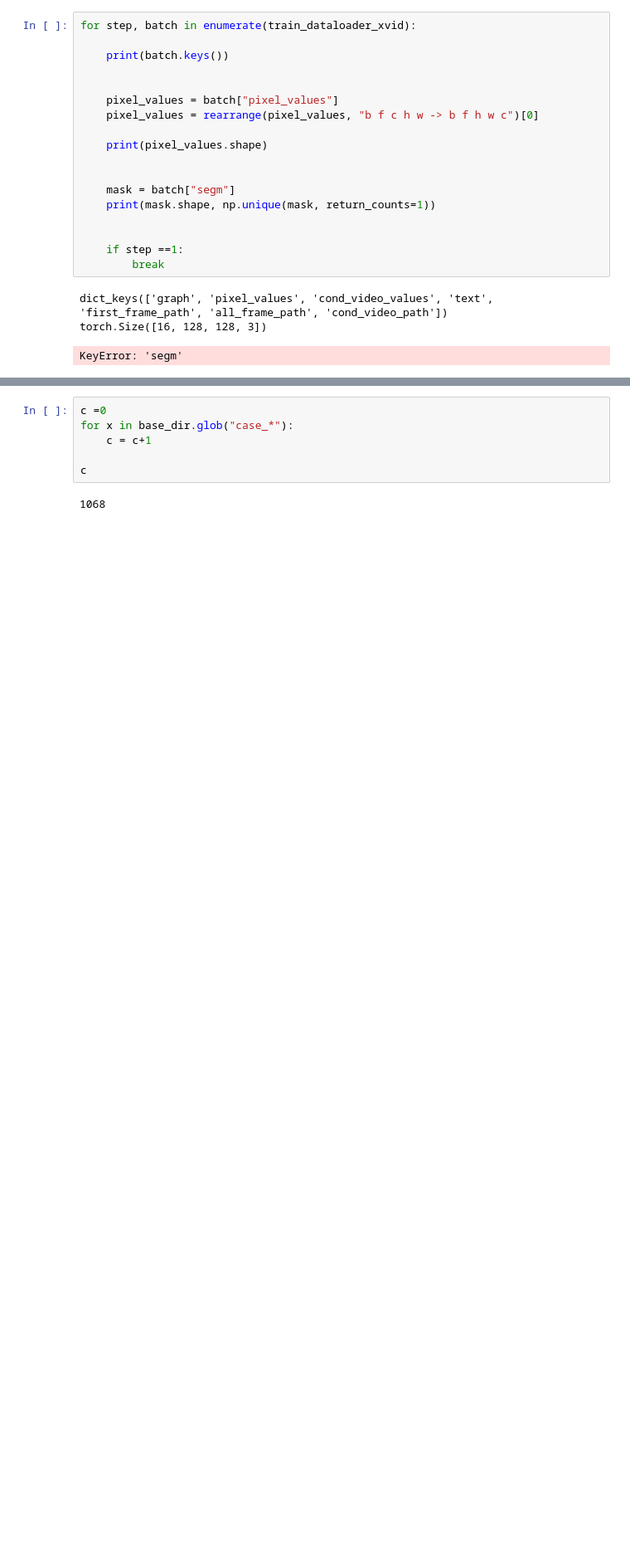
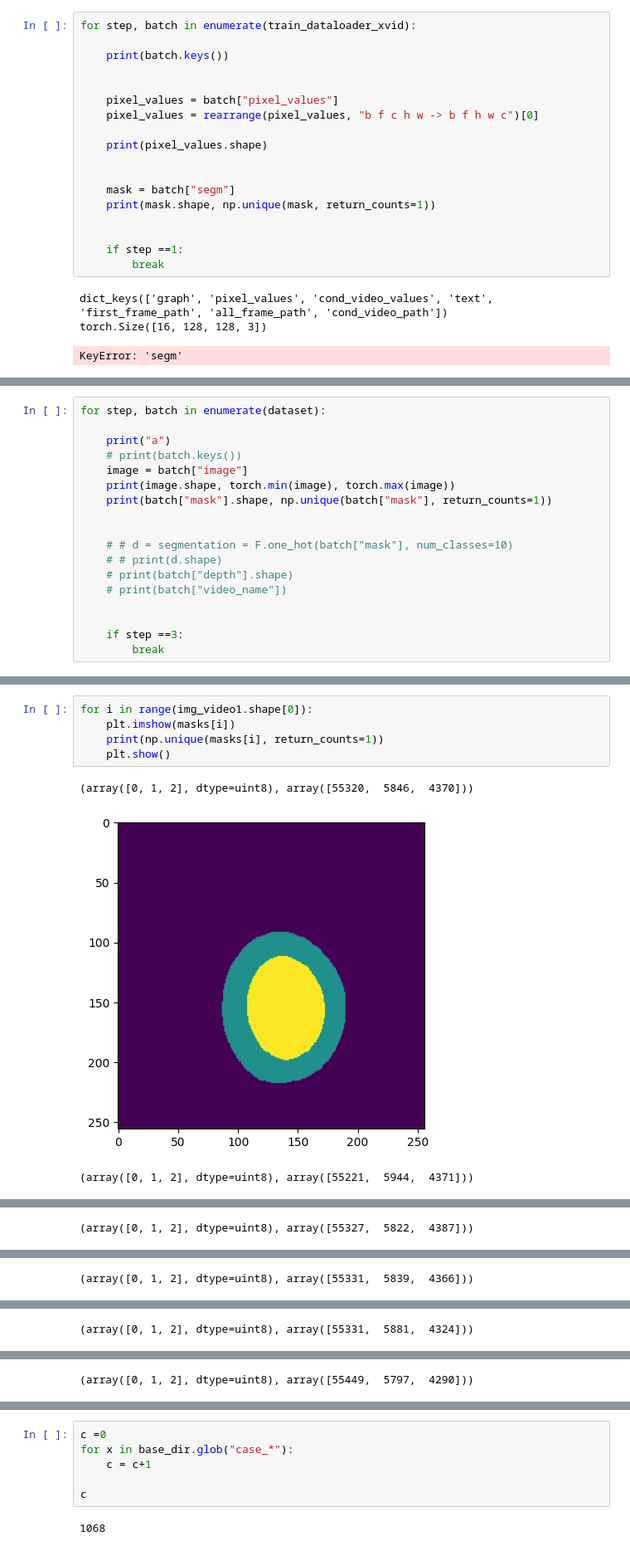
Before and after one commit to MichalMotak/StableDiffusionProject, a Jupyter notebook: SWoMo/dataset_tests.ipynb, the cells around one changed output, grey strips where cells are left out. Shown at 83% size. Drawn from its saved outputs; the diff is of its cells as text; blank space fills up the shorter version.

```diff
--- a/SWoMo/dataset_tests.ipynb
+++ b/SWoMo/dataset_tests.ipynb
@@ -331,0 +874,18 @@ results_df.head()
+# %%
+for step, batch in enumerate(dataset):
+
+    print("a")
+    # print(batch.keys())
+    image = batch["image"]
+    print(image.shape, torch.min(image), torch.max(image))
+    print(batch["mask"].shape, np.unique(batch["mask"], return_counts=1))
+
+
+    # # d = segmentation = F.one_hot(batch["mask"], num_classes=10)
+    # # print(d.shape)
+    # print(batch["depth"].shape)
+    # print(batch["video_name"])
+
+
+    if step ==3:
+        break
@@ -331,0 +993,9 @@ results_df.head()
+# %%
+for i in range(img_video1.shape[0]):
+    plt.imshow(masks[i])
+    print(np.unique(masks[i], return_counts=1))
+    plt.show()
+# %% [output]
+(array([0, 1, 2], dtype=uint8), array([55320,  5846,  4370]))
+[figure, added]
+(array([0, 1, 2], dtype=uint8), array([55221,  5944,  4371]))
@@ -331,0 +1003 @@ results_df.head()
+(array([0, 1, 2], dtype=uint8), array([55327,  5822,  4387]))
@@ -331,0 +1005 @@ results_df.head()
+(array([0, 1, 2], dtype=uint8), array([55331,  5839,  4366]))
@@ -331,0 +1007 @@ results_df.head()
+(array([0, 1, 2], dtype=uint8), array([55331,  5881,  4324]))
@@ -331,0 +1009 @@ results_df.head()
+(array([0, 1, 2], dtype=uint8), array([55449,  5797,  4290]))
```
Also changed, not shown: parts of 52 cells of this notebook, 4 other files.
